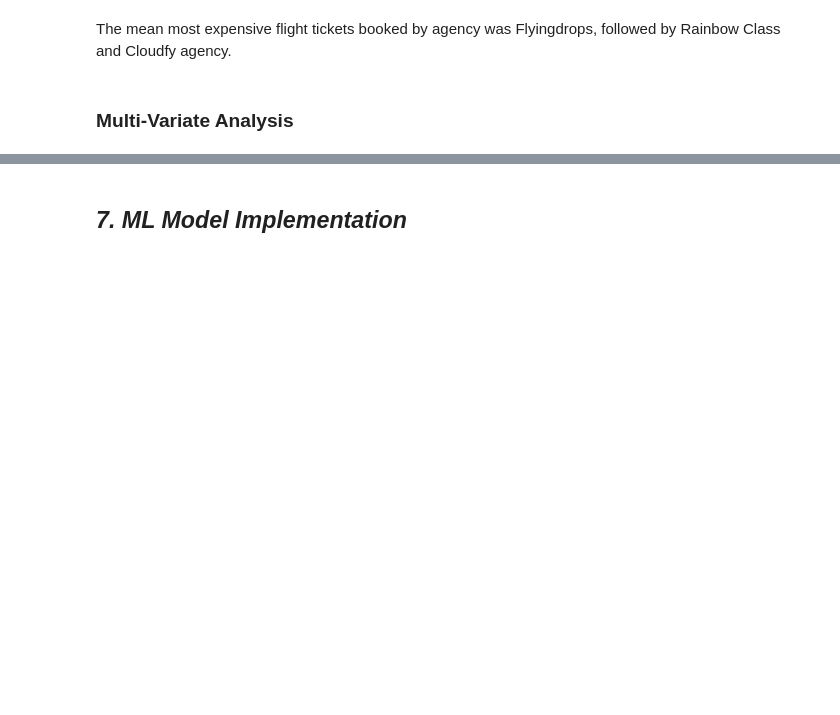
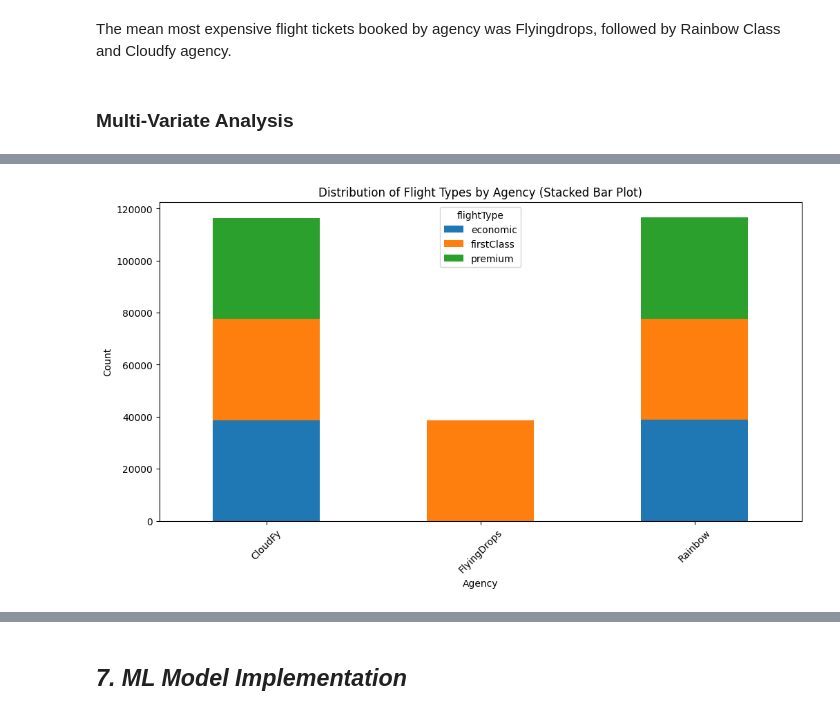
Before and after one commit to Ayushx29/Voyage-Analytics-Integrating-MLOps-in-Travel-Productionization-of-ML-Systems, a Jupyter notebook: Hotel_Recomendations.ipynb, the cells around one changed output, grey strips where cells are left out. Saved outputs shown, nothing was run; the diff lists cells and outputs as text; code cells hidden in the pictures; blank space fills up the shorter version.

```diff
--- a/Hotel_Recomendations.ipynb
+++ b/Hotel_Recomendations.ipynb
@@ -1083,0 +803,12 @@ Answer Here.
+# %%
+# Show the distribution of flight types by agency using a stacked bar plot:
+
+flight_package_counts = flight_filtered_df.groupby(['agency', 'flightType']).size().unstack(fill_value=0)
+flight_package_counts.plot(kind='bar', stacked=True, figsize=(12, 6))
+plt.xlabel('Agency')
+plt.ylabel('Count')
+plt.title('Distribution of Flight Types by Agency (Stacked Bar Plot)')
+plt.xticks(rotation=45)
+plt.show()
+# %% [output]
+[figure, added]
```
Also changed, not shown: parts of 171 cells of this notebook.
